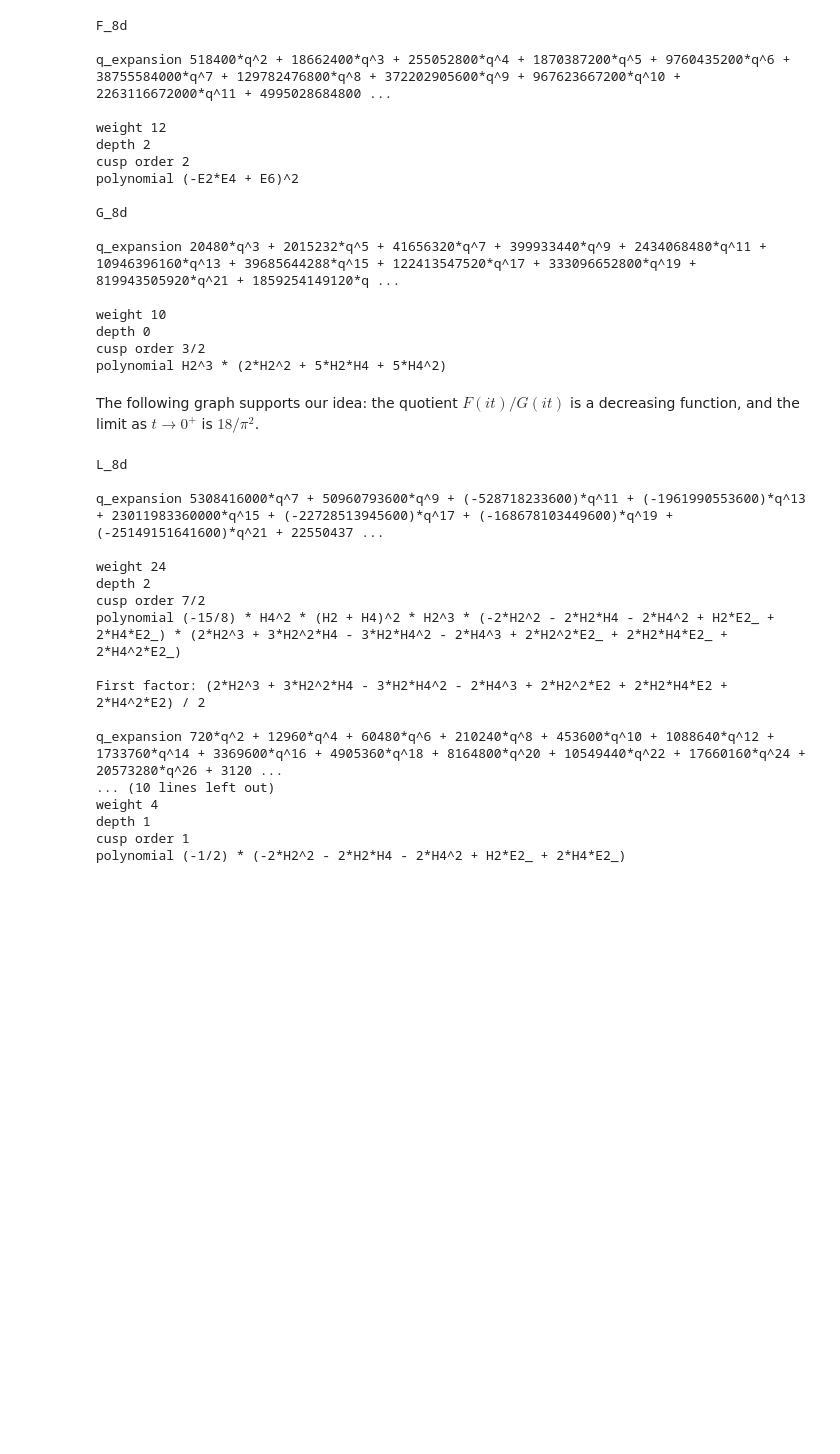
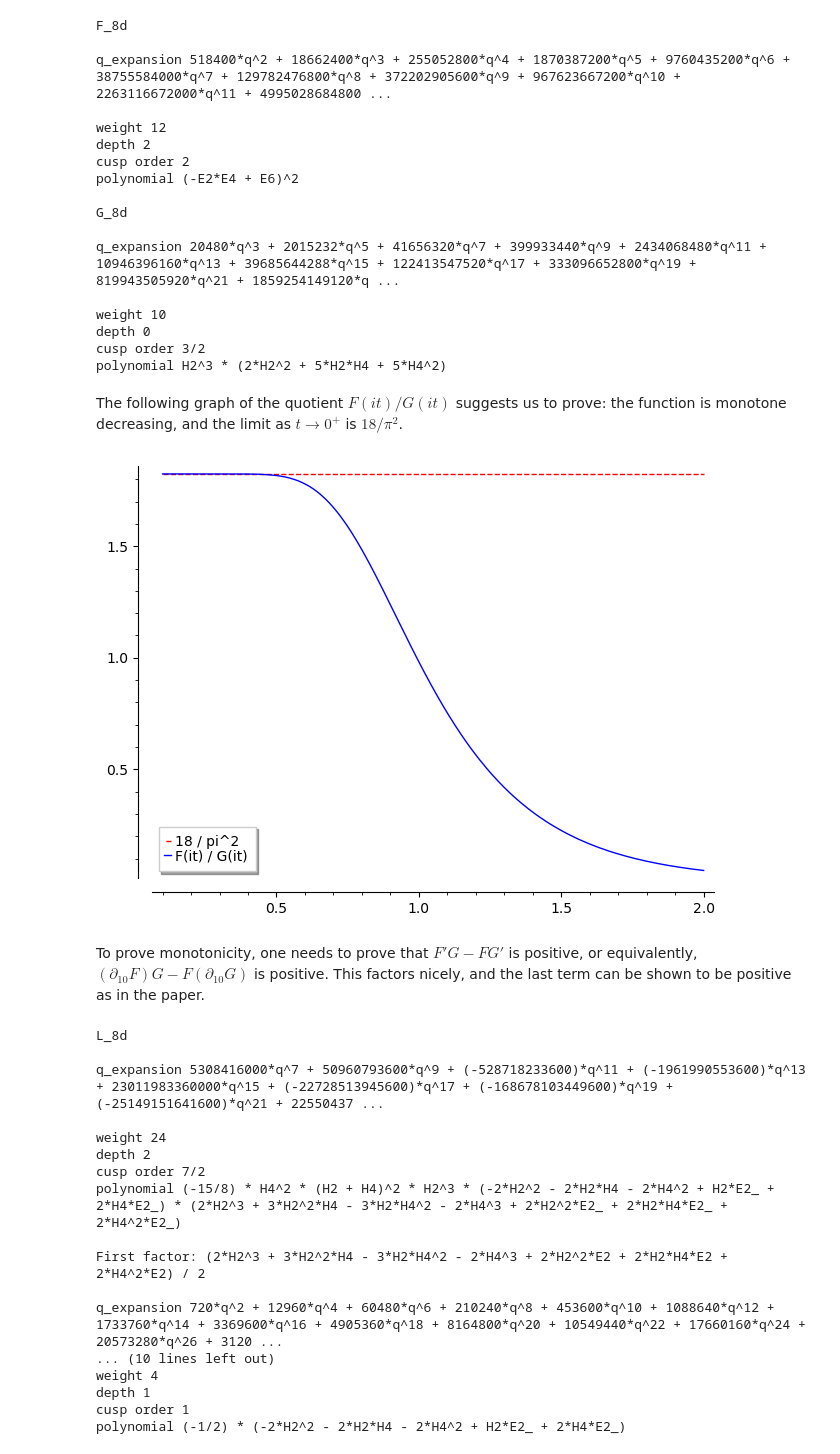
Before and after one commit to seewoo5/posqmf, a Jupyter notebook: positive_qmf.ipynb, the cells around one changed output. Cells and saved outputs as stored; diff of their text form; code cells hidden in the pictures; blank space fills up the shorter version.

```diff
--- a/positive_qmf.ipynb
+++ b/positive_qmf.ipynb
@@ -636,18 +503,22 @@ depth 0
 cusp order 3/2
 polynomial H2^3 * (2*H2^2 + 5*H2*H4 + 5*H4^2)
 # %% [markdown]
-The following graph supports our idea: the quotient $F(it) / G(it)$ is a decreasing function, and the limit as $t \to 0^+$ is $18 / \pi^2$.
+The following graph of the quotient $F(it) / G(it)$ suggests us to prove: the function is monotone decreasing, and the limit as $t \to 0^+$ is $18 / \pi^2$.
 # %%
 f_8d = qmf_to_func(F_8d, prec=50)
 g_8d = l2qmf_to_func(G_8d, prec=100)
 
 q_8d = f_8d / g_8d
 lim_8d = 18 / pi^2
 
 show(
-    plot(lim_8d, (t, 0.2, 1.5), color="red", legend_label="18 / pi^2", linestyle="dashed") + \
-    plot(q_8d, (t, 0.2, 1.5), color="blue", legend_label="F(it) / G(it)")
+    plot(lim_8d, (t, 0.1, 2.0), color="red", legend_label="18 / pi^2", linestyle="dashed") + \
+    plot(q_8d, (t, 0.1, 2.0), color="blue", legend_label="F(it) / G(it)")
 )
+# %% [output]
+[figure, added]
+# %% [markdown]
+To prove monotonicity, one needs to prove that $F' G - FG'$ is positive, or equivalently, $(\partial_{10} F) G - F (\partial_{10}G)$ is positive. This factors nicely, and the last term can be shown to be positive as in the paper.
 # %%
 F_8d_ = l1_to_l2(F_8d)
 L_8d = l2qmf_serre_derivative(F_8d_) * G_8d - F_8d_ * l2qmf_serre_derivative(G_8d)
```
Also changed, not shown: parts of 21 cells of this notebook.
